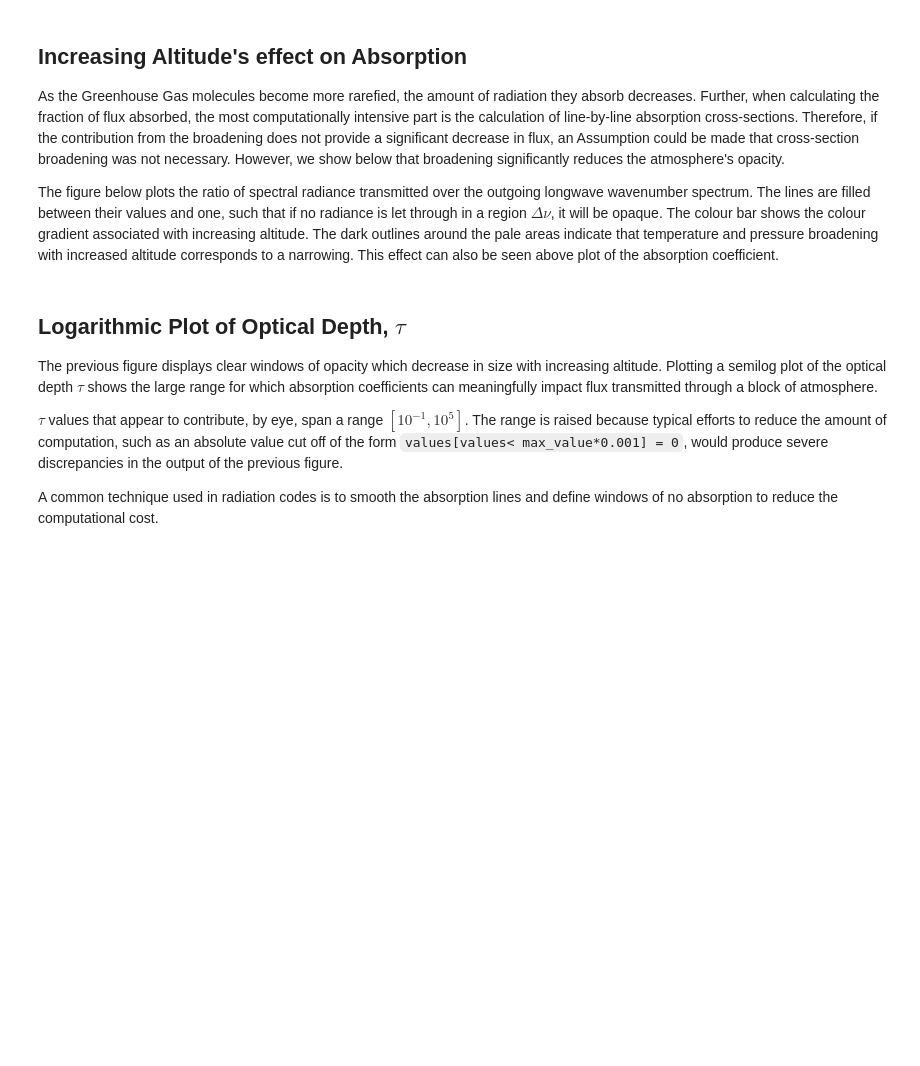
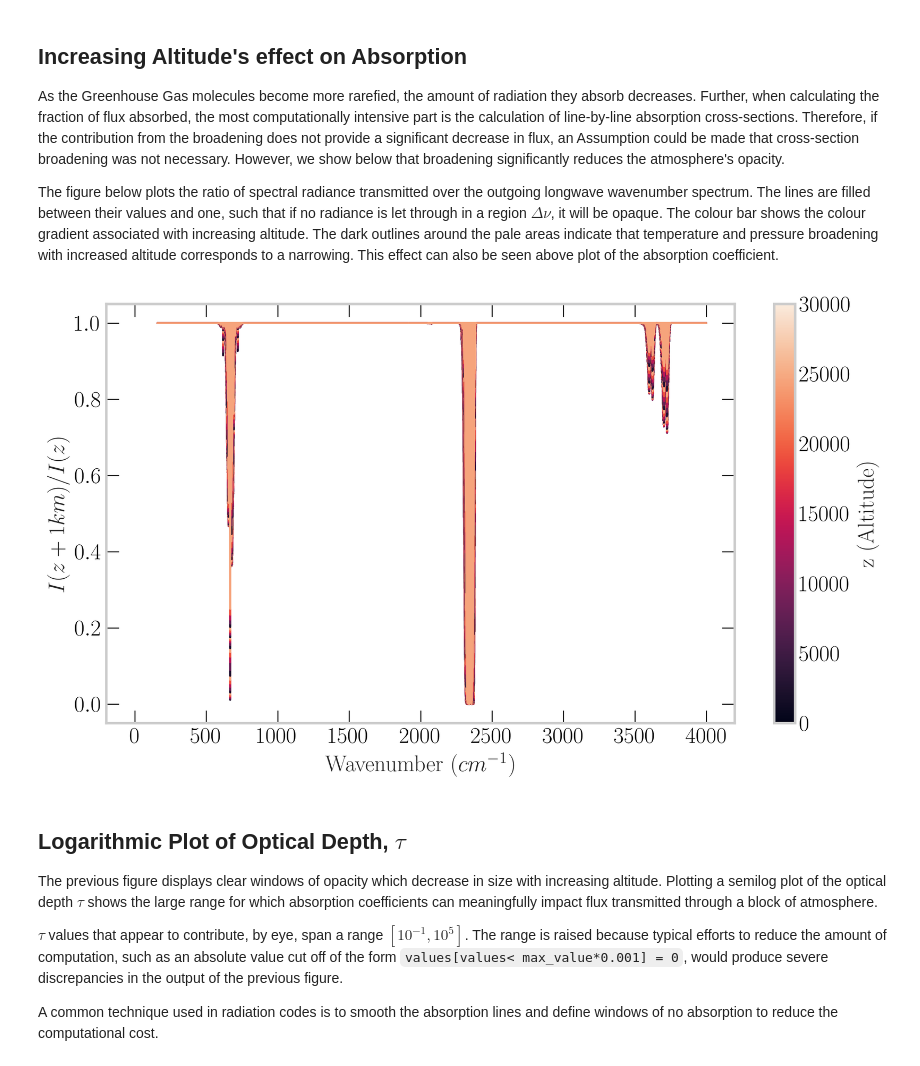
Before and after one commit to seancraven/CDS_book, a Jupyter notebook: Chapter_3/lorentzian_broadening.ipynb, the cells around one changed output. Drawn from its saved outputs; the diff is of its cells as text; code cells hidden in the pictures; blank space fills up the shorter version.

```diff
--- a/Chapter_3/lorentzian_broadening.ipynb
+++ b/Chapter_3/lorentzian_broadening.ipynb
@@ -158,18 +162,20 @@ for alt in alts:
     od.append(alt_od)
     flux_ratios.append(np.exp(-alt_od/1000))
 # %%
-cmap = sns.color_palette("rocket", 10)
+#cmap = sns.color_palette("rocket", 10)
 sm = plt.cm.ScalarMappable(
     cmap="rocket", norm=plt.Normalize(vmin=0, vmax=30000)
 )
 fig, ax = plt.subplots(1, 1, figsize=(10, 6))
 color_cycle = ax.set_prop_cycle(color=cmap)
 for flux_ratio in flux_ratios:
-    plt.fill_between(nu, flux_ratio, 1)
+    plt.plot(nu, flux_ratio, 1)
 cb = fig.colorbar(sm)
 ax.set_xlabel("Wavenumber $(cm^{-1})$")
 ax.set_ylabel("$I(z+1km)/I(z)$")
 cb.set_label("z (Altitude)");
+# %% [output]
+[figure, added]
 # %% [markdown]
 ## Logarithmic Plot of Optical Depth, $\tau$
 
```
Also changed, not shown: parts of 4 cells of this notebook, 3 other files.
